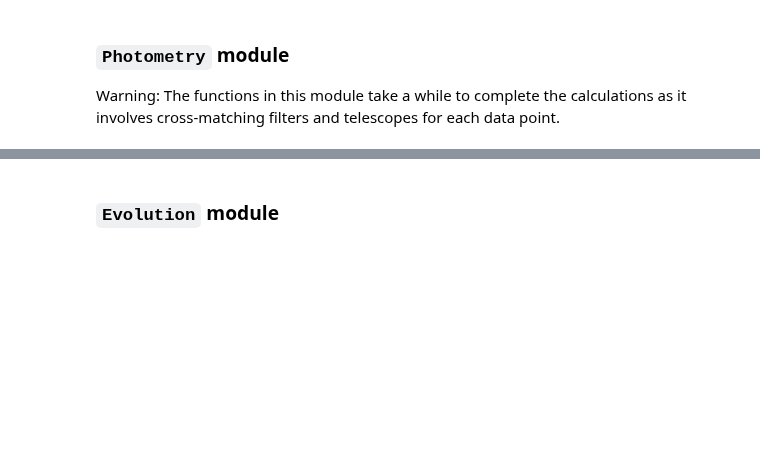
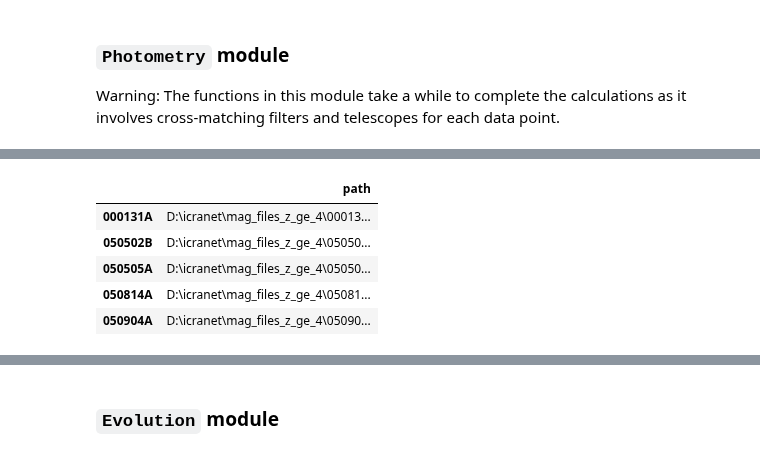
Before and after one commit to SLAC-Gamma-Rays/grbLC, a Jupyter notebook: examples/grblc_demo.ipynb, the cells around one changed output, grey strips where cells are left out. Saved outputs shown, nothing was run; the diff lists cells and outputs as text; code cells hidden in the pictures; blank space fills up the shorter version.

```diff
--- a/examples/grblc_demo.ipynb
+++ b/examples/grblc_demo.ipynb
@@ -34,0 +53,37 @@ lc.convertGRB(
+# %%
+import os
+import pandas as pd
+
+path = "D:\icranet\mag_files_z_ge_4"
+dir_list = os.listdir(path)
+
+grblist = []
+filelist = []
+
+for root, dirs, files in os.walk(path):
+    for file in files:
+        filelist.append(os.path.join(root,file))
+        names = file.split('_')
+        grblist.append(names[0])
+
+filedf = pd.DataFrame()
+filedf.index = grblist
+filedf['path'] = filelist
+
+#filedf = filedf.sort_values(by='grb')
+
+## sorting by date
+#filedf1 = filedf[0:516]
+#filedf2 = filedf[516::]
+#filedf = pd.concat([filedf2, filedf1])
+#filedf = filedf.reset_index(drop=True)
+
+filedf.to_csv('mag_files.csv')
+filedf.head()
+# %% [output]
+|  | path |
+| 000131A | D:\icranet\mag_files_z_ge_4\00013... |
+| 050502B | D:\icranet\mag_files_z_ge_4\05050... |
+| 050505A | D:\icranet\mag_files_z_ge_4\05050... |
+| 050814A | D:\icranet\mag_files_z_ge_4\05081... |
+| 050904A | D:\icranet\mag_files_z_ge_4\05090... |
```
Also changed, not shown: parts of 7 cells of this notebook, 53 other files.
